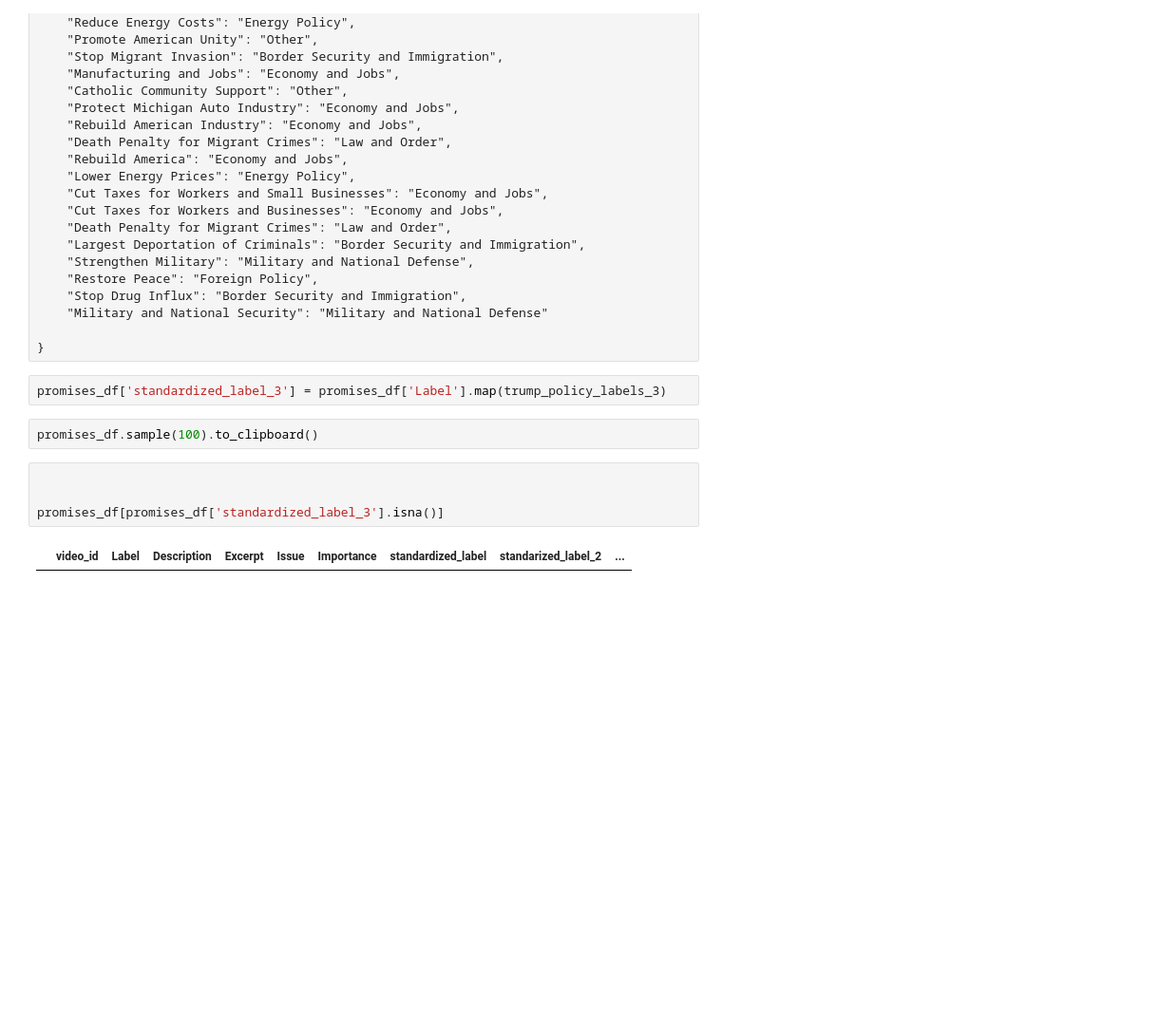
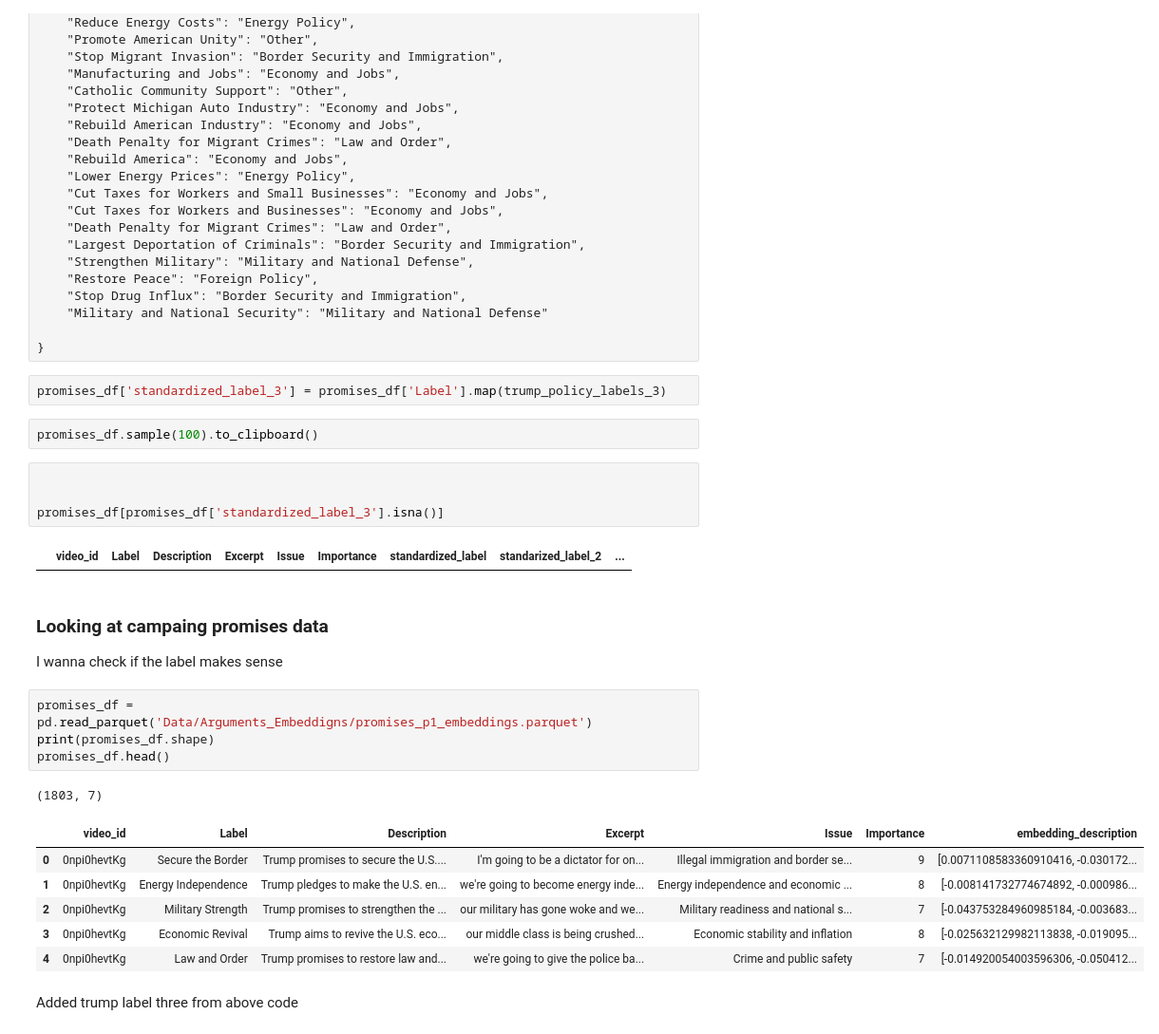
Before and after one commit to TimothyDorr95/TrumpCampaignPromises, a Jupyter notebook: Data_Getter.ipynb, the cells around one changed output. Shown at 95% size. Saved outputs shown, nothing was run; the diff lists cells and outputs as text; blank space fills up the shorter version.

```diff
--- a/Data_Getter.ipynb
+++ b/Data_Getter.ipynb
@@ -4319,3 +4319,20 @@ promises_df.sample(100).to_clipboard()
 promises_df[promises_df['standardized_label_3'].isna()]
 # %% [output]
 |  | video_id | Label | Description | Excerpt | Issue | Importance | standardized_label | standarized_label_2 | ... |
+# %% [markdown]
+### Looking at campaing promises data
+I wanna check if the label makes sense
+# %%
+promises_df = pd.read_parquet('Data/Arguments_Embeddigns/promises_p1_embeddings.parquet')
+print(promises_df.shape)
+promises_df.head()
+# %% [output]
+(1803, 7)
+|  | video_id | Label | Description | Excerpt | Issue | Importance | embedding_description |
+| 0 | 0npi0hevtKg | Secure the Border | Trump promises to secure the U.S.... | I'm going to be a dictator for on... | Illegal immigration and border se... | 9 | [0.0071108583360910416, -0.030172... |
+| 1 | 0npi0hevtKg | Energy Independence | Trump pledges to make the U.S. en... | we're going to become energy inde... | Energy independence and economic ... | 8 | [-0.008141732774674892, -0.000986... |
+| 2 | 0npi0hevtKg | Military Strength | Trump promises to strengthen the ... | our military has gone woke and we... | Military readiness and national s... | 7 | [-0.043753284960985184, -0.003683... |
+| 3 | 0npi0hevtKg | Economic Revival | Trump aims to revive the U.S. eco... | our middle class is being crushed... | Economic stability and inflation | 8 | [-0.025632129982113838, -0.019095... |
+| 4 | 0npi0hevtKg | Law and Order | Trump promises to restore law and... | we're going to give the police ba... | Crime and public safety | 7 | [-0.014920054003596306, -0.050412... |
+# %% [markdown]
+Added trump label three from above code
```
Also changed, not shown: parts of 10 cells of this notebook, 1 other file.
